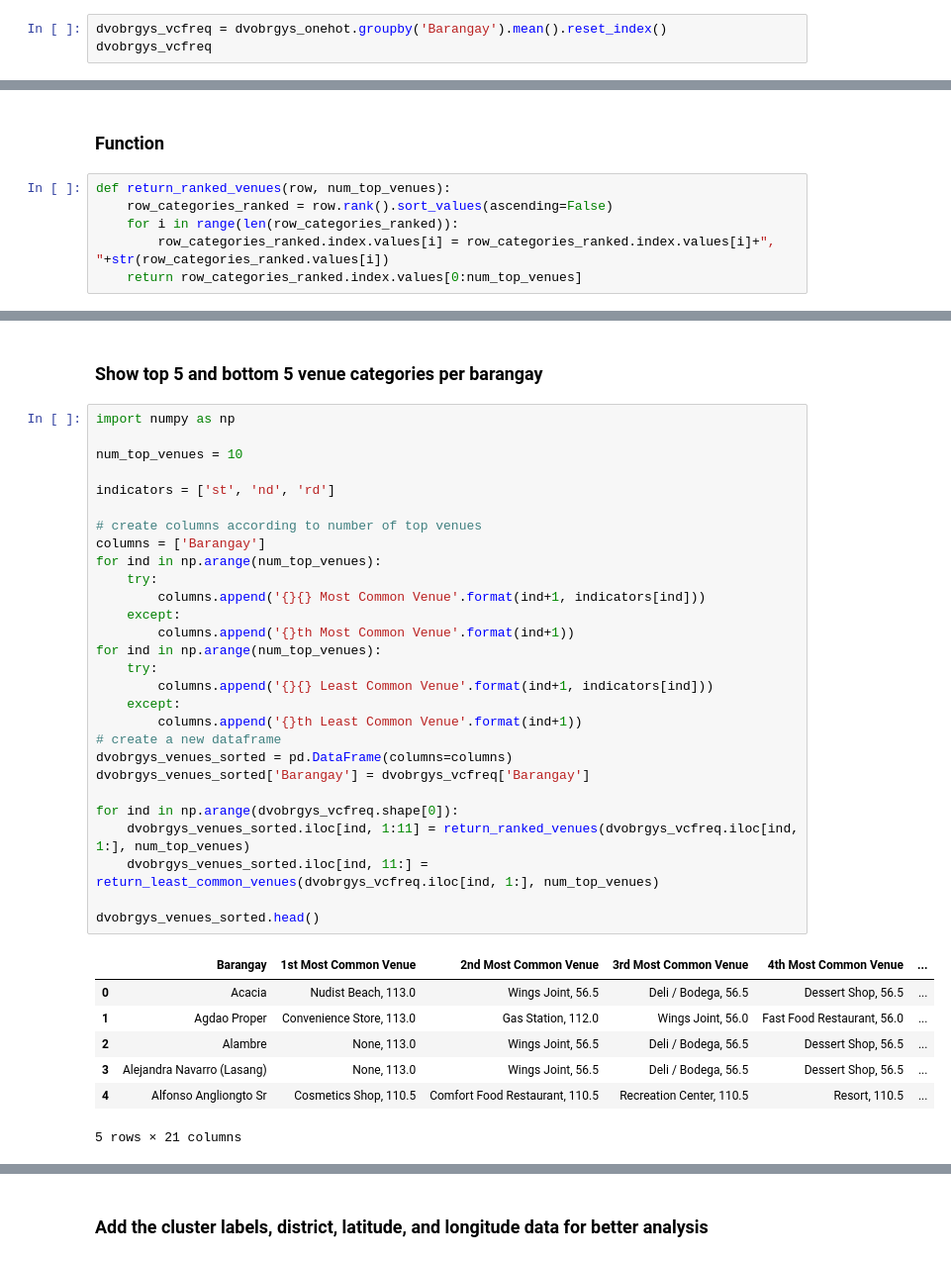
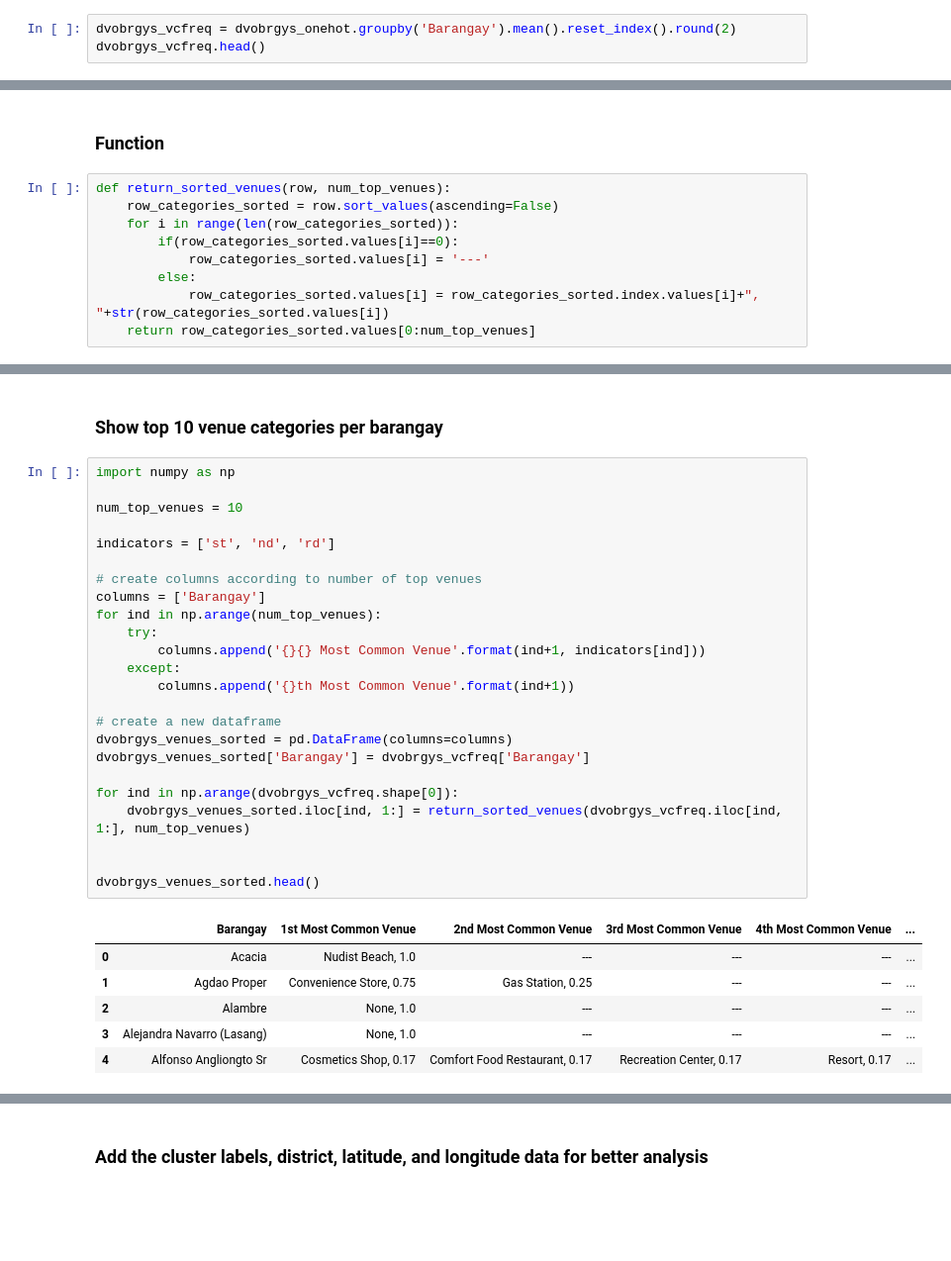
Before and after one commit to lizlimpoco/Coursera_Capstone, a Jupyter notebook: Data Science Capstone Project.ipynb, the cells around one changed output, grey strips where cells are left out. Shown at 99% size. Cells and saved outputs as stored; diff of their text form; blank space fills up the shorter version.

```diff
--- a/Data Science Capstone Project.ipynb
+++ b/Data Science Capstone Project.ipynb
@@ -433,7 +433,7 @@ dvobrgys_onehot.head()
 | 4 | Poblacion | 0 | 0 | 0 | 0 | 0 | 0 | ... |
 5 rows × 114 columns
 # %%
-dvobrgys_vcfreq = dvobrgys_onehot.groupby('Barangay').mean().reset_index()
-dvobrgys_vcfreq
+dvobrgys_vcfreq = dvobrgys_onehot.groupby('Barangay').mean().reset_index().round(2)
+dvobrgys_vcfreq.head()
 # %% [output]
 |  | Barangay | Airport | Asian Restaurant | Athletics & Sports | Australian Restaurant | BBQ Joint | Bakery | ... |
@@ -496,8 +485,11 @@ array([1, 1, 0, 0, 1, 1, 0, 2, 1, 1, 0, 1, 1, 1, 0, 0, 2, 0, 0, 0, 0, 0,
 # %% [markdown]
 ### Function
 # %%
-def return_ranked_venues(row, num_top_venues):
-    row_categories_ranked = row.rank().sort_values(ascending=False)
-    for i in range(len(row_categories_ranked)):
-        row_categories_ranked.index.values[i] = row_categories_ranked.index.values[i]+", "+str(row_categories_ranked.values[i])
-    return row_categories_ranked.index.values[0:num_top_venues]
+def return_sorted_venues(row, num_top_venues):
+    row_categories_sorted = row.sort_values(ascending=False)
+    for i in range(len(row_categories_sorted)):
+        if(row_categories_sorted.values[i]==0):
+            row_categories_sorted.values[i] = '---'
+        else:
+            row_categories_sorted.values[i] = row_categories_sorted.index.values[i]+", "+str(row_categories_sorted.values[i])
+    return row_categories_sorted.values[0:num_top_venues]
@@ -511,41 +496,36 @@ def return_least_common_venues(row, num_top_venues):
 # %% [markdown]
-### Show top 5 and bottom 5 venue categories per barangay
+### Show top 10 venue categories per barangay
 # %%
 import numpy as np
 
 num_top_venues = 10
 
 indicators = ['st', 'nd', 'rd']
 
 # create columns according to number of top venues
 columns = ['Barangay']
 for ind in np.arange(num_top_venues):
     try:
         columns.append('{}{} Most Common Venue'.format(ind+1, indicators[ind]))
     except:
         columns.append('{}th Most Common Venue'.format(ind+1))
-for ind in np.arange(num_top_venues):
-    try:
-        columns.append('{}{} Least Common Venue'.format(ind+1, indicators[ind]))
-    except:
-        columns.append('{}th Least Common Venue'.format(ind+1))
+
 # create a new dataframe
 dvobrgys_venues_sorted = pd.DataFrame(columns=columns)
 dvobrgys_venues_sorted['Barangay'] = dvobrgys_vcfreq['Barangay']
 
 for ind in np.arange(dvobrgys_vcfreq.shape[0]):
-    dvobrgys_venues_sorted.iloc[ind, 1:11] = return_ranked_venues(dvobrgys_vcfreq.iloc[ind, 1:], num_top_venues)
-    dvobrgys_venues_sorted.iloc[ind, 11:] = return_least_common_venues(dvobrgys_vcfreq.iloc[ind, 1:], num_top_venues)
+    dvobrgys_venues_sorted.iloc[ind, 1:] = return_sorted_venues(dvobrgys_vcfreq.iloc[ind, 1:], num_top_venues)
+
 
 dvobrgys_venues_sorted.head()
 # %% [output]
 |  | Barangay | 1st Most Common Venue | 2nd Most Common Venue | 3rd Most Common Venue | 4th Most Common Venue | ... |
-| 0 | Acacia | Nudist Beach, 113.0 | Wings Joint, 56.5 | Deli / Bodega, 56.5 | Dessert Shop, 56.5 | ... |
-| 1 | Agdao Proper | Convenience Store, 113.0 | Gas Station, 112.0 | Wings Joint, 56.0 | Fast Food Restaurant, 56.0 | ... |
-| 2 | Alambre | None, 113.0 | Wings Joint, 56.5 | Deli / Bodega, 56.5 | Dessert Shop, 56.5 | ... |
-| 3 | Alejandra Navarro (Lasang) | None, 113.0 | Wings Joint, 56.5 | Deli / Bodega, 56.5 | Dessert Shop, 56.5 | ... |
-| 4 | Alfonso Angliongto Sr | Cosmetics Shop, 110.5 | Comfort Food Restaurant, 110.5 | Recreation Center, 110.5 | Resort, 110.5 | ... |
+| 0 | Acacia | Nudist Beach, 1.0 | --- | --- | --- | ... |
+| 1 | Agdao Proper | Convenience Store, 0.75 | Gas Station, 0.25 | --- | --- | ... |
+| 2 | Alambre | None, 1.0 | --- | --- | --- | ... |
+| 3 | Alejandra Navarro (Lasang) | None, 1.0 | --- | --- | --- | ... |
+| 4 | Alfonso Angliongto Sr | Cosmetics Shop, 0.17 | Comfort Food Restaurant, 0.17 | Recreation Center, 0.17 | Resort, 0.17 | ... |
-5 rows × 21 columns
 # %%
 dvobrgys_venues_sorted.tail()
 # %% [output]
```
Also changed, not shown: parts of 7 cells of this notebook.
